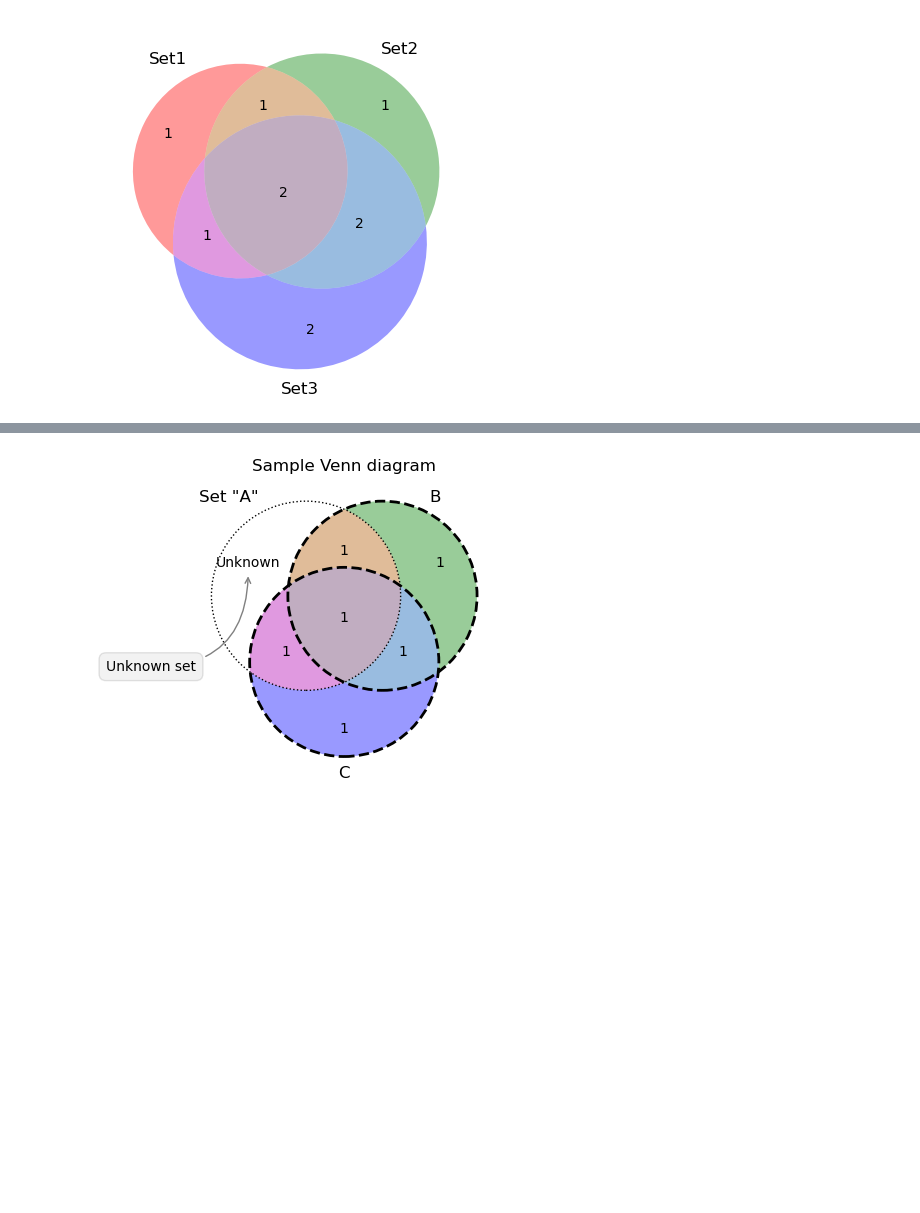
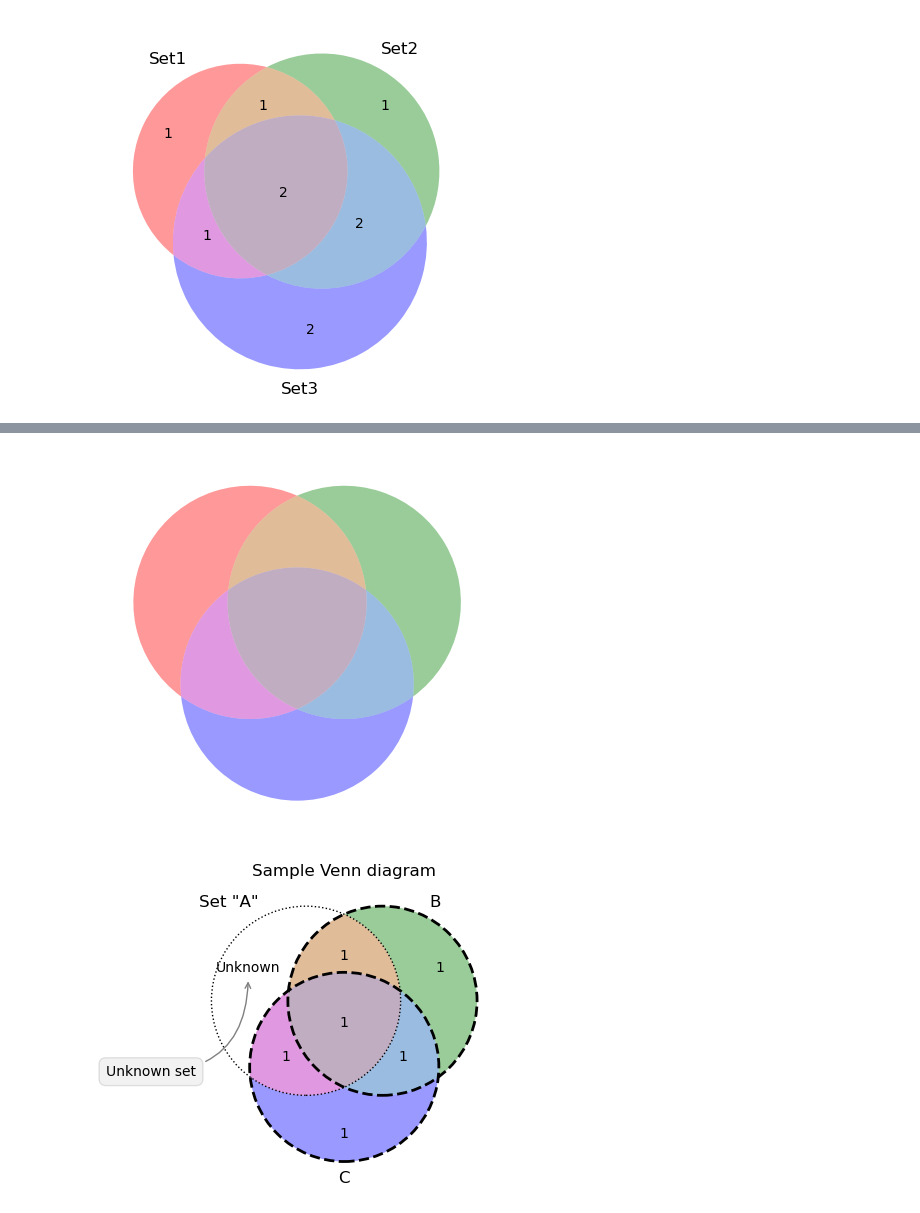
Before and after one commit to cautree/learning_bioinfo, a Jupyter notebook: nf_core_phase/further_analysis/vendiagram.ipynb, the cells around one changed output, grey strips where cells are left out. Drawn from its saved outputs; the diff is of its cells as text; code cells hidden in the pictures; blank space fills up the shorter version.

Commit message:
add unweighted unlabeled vendiagram

```diff
--- a/nf_core_phase/further_analysis/vendiagram.ipynb
+++ b/nf_core_phase/further_analysis/vendiagram.ipynb
@@ -42,3 +44,17 @@ plt.savefig("NA24631.png")
+# %%
+v = venn3(subsets = (1,1,1,1,1,1,1), set_labels = ('', '', ''))
+
+
+v.get_label_by_id("001").set_text("")
+v.get_label_by_id("111").set_text("")
+v.get_label_by_id("010").set_text("")
+v.get_label_by_id("100").set_text("")
+v.get_label_by_id("101").set_text("")
+v.get_label_by_id("110").set_text("")
+v.get_label_by_id("011").set_text("")
+plt.savefig( "unweighted.png")
+# %% [output]
+[figure, added]
 # %%
 from matplotlib import pyplot as plt
 import numpy as np
```
Also changed, not shown: parts of 3 cells of this notebook.
